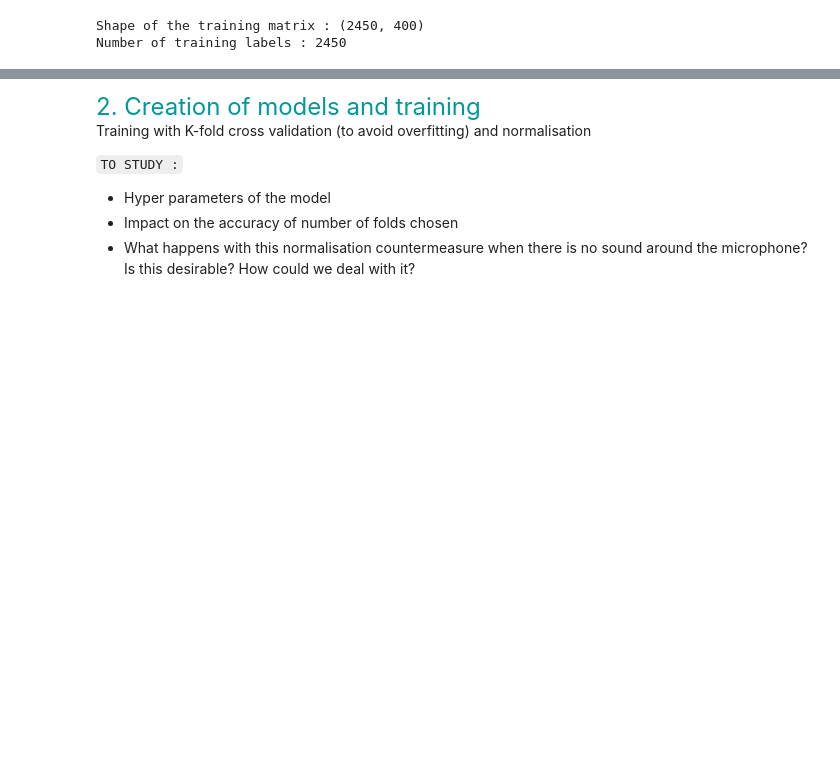
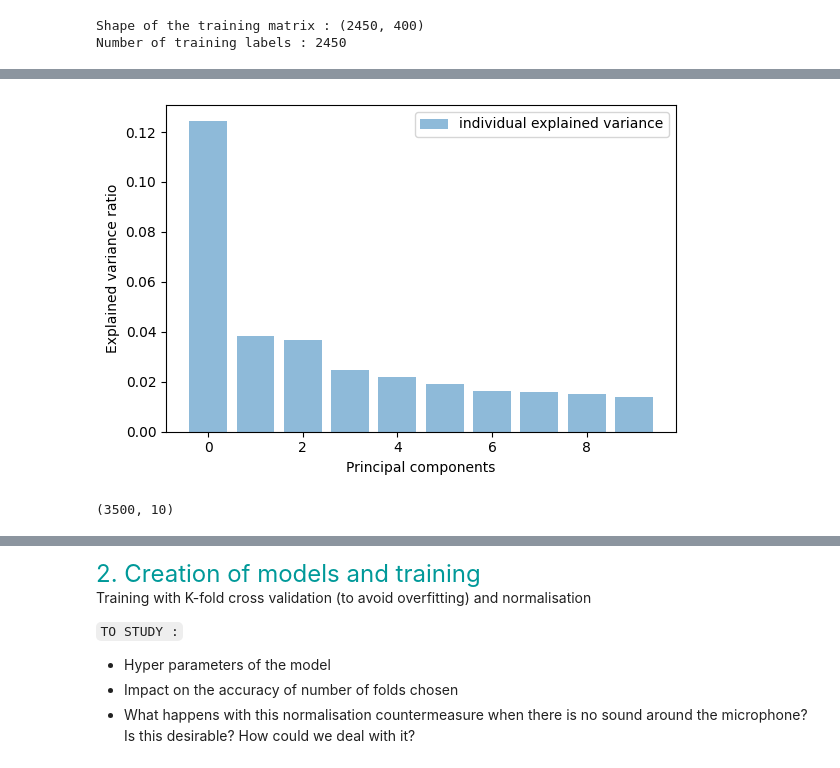
Before and after one commit to sarajavadian/LELEC210X_groupeC, a Jupyter notebook: classification/Our_Classif.ipynb, the cells around one changed output, grey strips where cells are left out. Saved outputs shown, nothing was run; the diff lists cells and outputs as text; code cells hidden in the pictures; blank space fills up the shorter version.

```diff
--- a/classification/Our_Classif.ipynb
+++ b/classification/Our_Classif.ipynb
@@ -88,0 +185,16 @@ Number of training labels : 2450
+# %%
+pca = PCA(n_components = 10)
+X_pca = pca.fit_transform(X_std)
+var_exp = pca.explained_variance_ratio_
+plt.figure(figsize = (6,4))
+plt.bar(range(10), var_exp, alpha=0.5, label='individual explained variance')
+plt.ylabel('Explained variance ratio')
+plt.xlabel('Principal components')
+plt.legend(loc='best')
+plt.tight_layout()
+# %% [output]
+[figure, added]
+# %%
+X_pca.shape
+# %% [output]
+(3500, 10)
```
Also changed, not shown: parts of 15 cells of this notebook.
